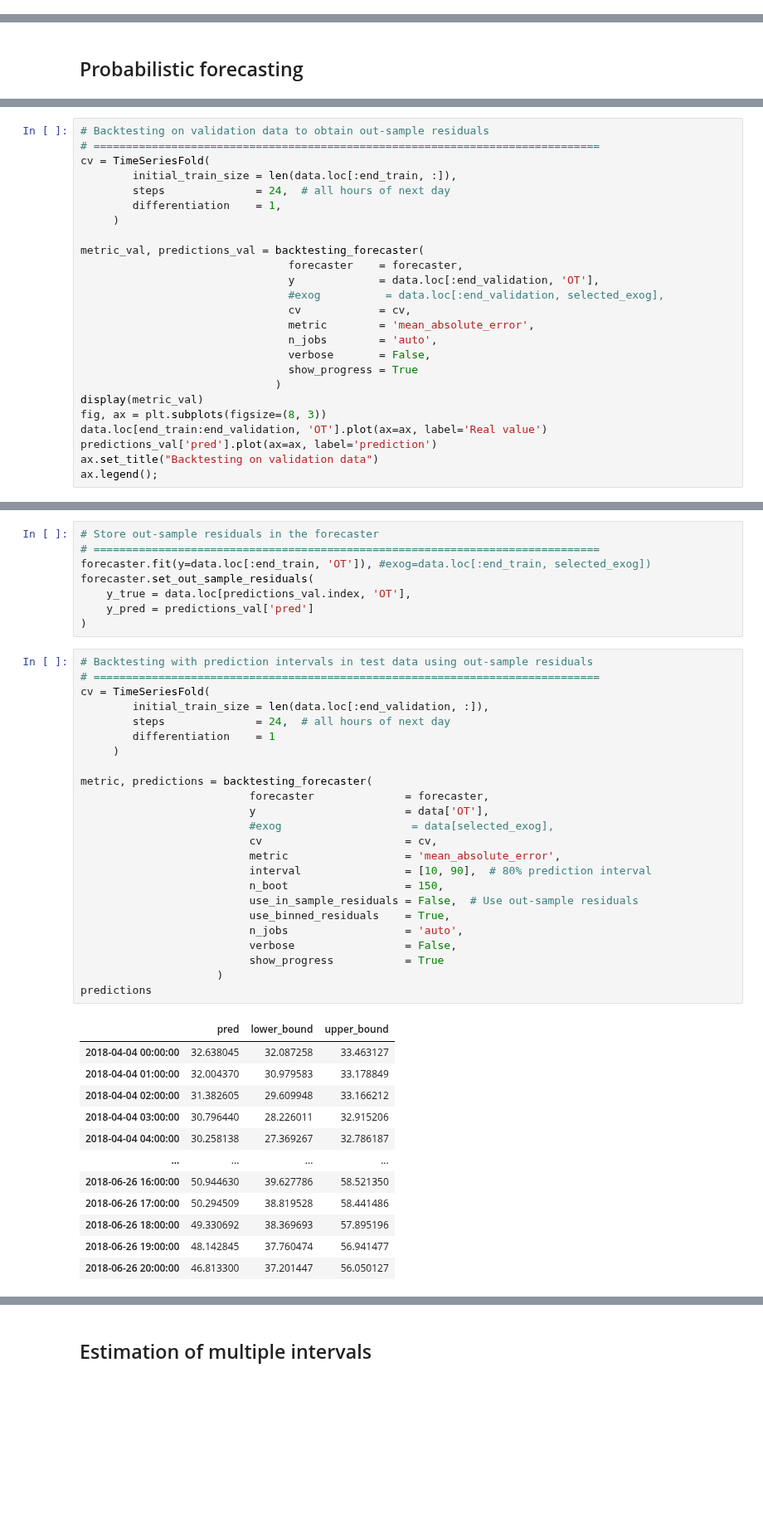
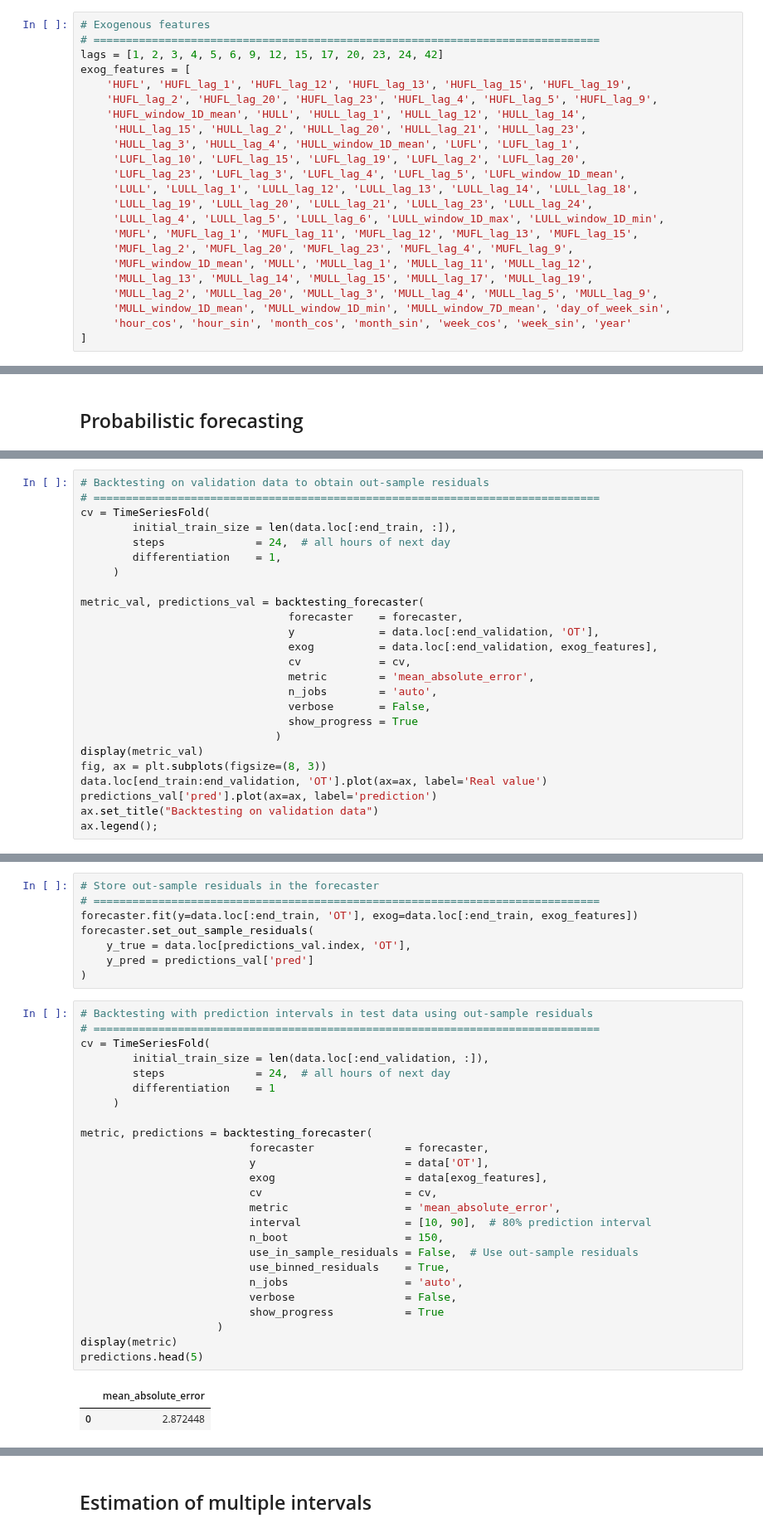
Before and after one commit to skforecast/skforecast, a Jupyter notebook: docs/user_guides/probabilistic-forecasting-metrics.ipynb, the cells around one changed output, grey strips where cells are left out. Shown at 83% size. Drawn from its saved outputs; the diff is of its cells as text; blank space fills up the shorter version.

```diff
--- a/docs/user_guides/probabilistic-forecasting-metrics.ipynb
+++ b/docs/user_guides/probabilistic-forecasting-metrics.ipynb
@@ -133,0 +241,23 @@ ax.legend();
+# %%
+# Exogenous features
+# ==============================================================================
+lags = [1, 2, 3, 4, 5, 6, 9, 12, 15, 17, 20, 23, 24, 42]
+exog_features = [
+    'HUFL', 'HUFL_lag_1', 'HUFL_lag_12', 'HUFL_lag_13', 'HUFL_lag_15', 'HUFL_lag_19',
+    'HUFL_lag_2', 'HUFL_lag_20', 'HUFL_lag_23', 'HUFL_lag_4', 'HUFL_lag_5', 'HUFL_lag_9',
+    'HUFL_window_1D_mean', 'HULL', 'HULL_lag_1', 'HULL_lag_12', 'HULL_lag_14',
+     'HULL_lag_15', 'HULL_lag_2', 'HULL_lag_20', 'HULL_lag_21', 'HULL_lag_23',
+     'HULL_lag_3', 'HULL_lag_4', 'HULL_window_1D_mean', 'LUFL', 'LUFL_lag_1',
+     'LUFL_lag_10', 'LUFL_lag_15', 'LUFL_lag_19', 'LUFL_lag_2', 'LUFL_lag_20',
+     'LUFL_lag_23', 'LUFL_lag_3', 'LUFL_lag_4', 'LUFL_lag_5', 'LUFL_window_1D_mean',
+     'LULL', 'LULL_lag_1', 'LULL_lag_12', 'LULL_lag_13', 'LULL_lag_14', 'LULL_lag_18',
+     'LULL_lag_19', 'LULL_lag_20', 'LULL_lag_21', 'LULL_lag_23', 'LULL_lag_24',
+     'LULL_lag_4', 'LULL_lag_5', 'LULL_lag_6', 'LULL_window_1D_max', 'LULL_window_1D_min',
+     'MUFL', 'MUFL_lag_1', 'MUFL_lag_11', 'MUFL_lag_12', 'MUFL_lag_13', 'MUFL_lag_15',
+     'MUFL_lag_2', 'MUFL_lag_20', 'MUFL_lag_23', 'MUFL_lag_4', 'MUFL_lag_9',
+     'MUFL_window_1D_mean', 'MULL', 'MULL_lag_1', 'MULL_lag_11', 'MULL_lag_12',
+     'MULL_lag_13', 'MULL_lag_14', 'MULL_lag_15', 'MULL_lag_17', 'MULL_lag_19',
+     'MULL_lag_2', 'MULL_lag_20', 'MULL_lag_3', 'MULL_lag_4', 'MULL_lag_5', 'MULL_lag_9',
+     'MULL_window_1D_mean', 'MULL_window_1D_min', 'MULL_window_7D_mean', 'day_of_week_sin',
+     'hour_cos', 'hour_sin', 'month_cos', 'month_sin', 'week_cos', 'week_sin', 'year'
+]
@@ -157,7 +297,7 @@ cv = TimeSeriesFold(
 metric_val, predictions_val = backtesting_forecaster(
                                 forecaster    = forecaster,
                                 y             = data.loc[:end_validation, 'OT'],
-                                #exog          = data.loc[:end_validation, selected_exog],
+                                exog          = data.loc[:end_validation, exog_features],
                                 cv            = cv,
                                 metric        = 'mean_absolute_error',
                                 n_jobs        = 'auto',
@@ -189,7 +329,7 @@ Name: count, dtype: int64
 # %%
 # Store out-sample residuals in the forecaster
 # ==============================================================================
-forecaster.fit(y=data.loc[:end_train, 'OT']), #exog=data.loc[:end_train, selected_exog])
+forecaster.fit(y=data.loc[:end_train, 'OT'], exog=data.loc[:end_train, exog_features])
 forecaster.set_out_sample_residuals(
     y_true = data.loc[predictions_val.index, 'OT'],
     y_pred = predictions_val['pred']
@@ -197,37 +337,28 @@ forecaster.set_out_sample_residuals(
 # %%
 # Backtesting with prediction intervals in test data using out-sample residuals
 # ==============================================================================
 cv = TimeSeriesFold(
         initial_train_size = len(data.loc[:end_validation, :]),
         steps              = 24,  # all hours of next day
         differentiation    = 1
      )
 
 metric, predictions = backtesting_forecaster(
                           forecaster              = forecaster,
                           y                       = data['OT'],
-                          #exog                    = data[selected_exog],
+                          exog                    = data[exog_features],
                           cv                      = cv,
                           metric                  = 'mean_absolute_error',
                           interval                = [10, 90],  # 80% prediction interval
                           n_boot                  = 150,
                           use_in_sample_residuals = False,  # Use out-sample residuals
                           use_binned_residuals    = True,
                           n_jobs                  = 'auto',
                           verbose                 = False,
                           show_progress           = True
                      )
-predictions
+display(metric)
+predictions.head(5)
 # %% [output]
-|  | pred | lower_bound | upper_bound |
-| 2018-04-04 00:00:00 | 32.638045 | 32.087258 | 33.463127 |
-| 2018-04-04 01:00:00 | 32.004370 | 30.979583 | 33.178849 |
-| 2018-04-04 02:00:00 | 31.382605 | 29.609948 | 33.166212 |
-| 2018-04-04 03:00:00 | 30.796440 | 28.226011 | 32.915206 |
-| 2018-04-04 04:00:00 | 30.258138 | 27.369267 | 32.786187 |
-| ... | ... | ... | ... |
-| 2018-06-26 16:00:00 | 50.944630 | 39.627786 | 58.521350 |
-| 2018-06-26 17:00:00 | 50.294509 | 38.819528 | 58.441486 |
-| 2018-06-26 18:00:00 | 49.330692 | 38.369693 | 57.895196 |
-| 2018-06-26 19:00:00 | 48.142845 | 37.760474 | 56.941477 |
-| 2018-06-26 20:00:00 | 46.813300 | 37.201447 | 56.050127 |
+|  | mean_absolute_error |
+| 0 | 2.872448 |
```
Also changed, not shown: parts of 16 cells of this notebook, 1 other file.
